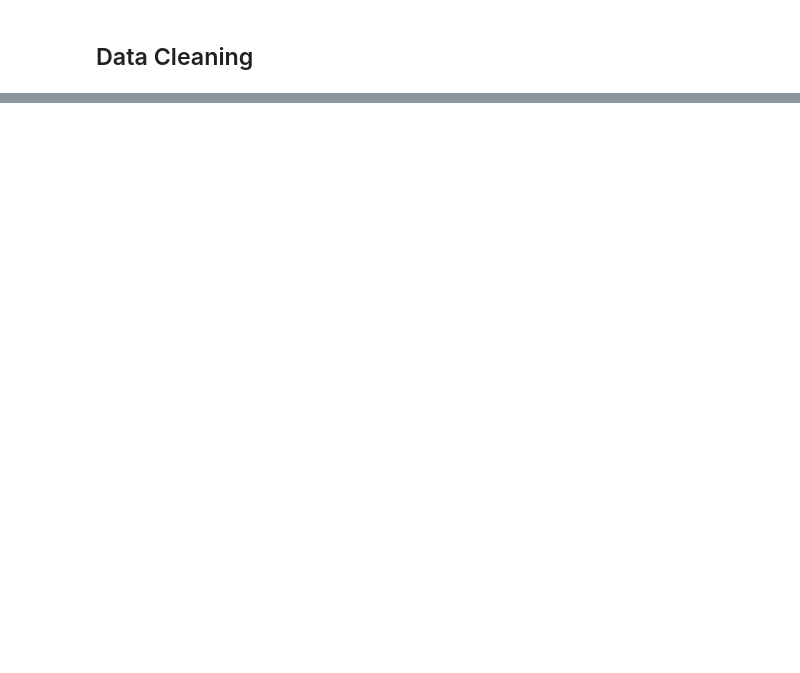
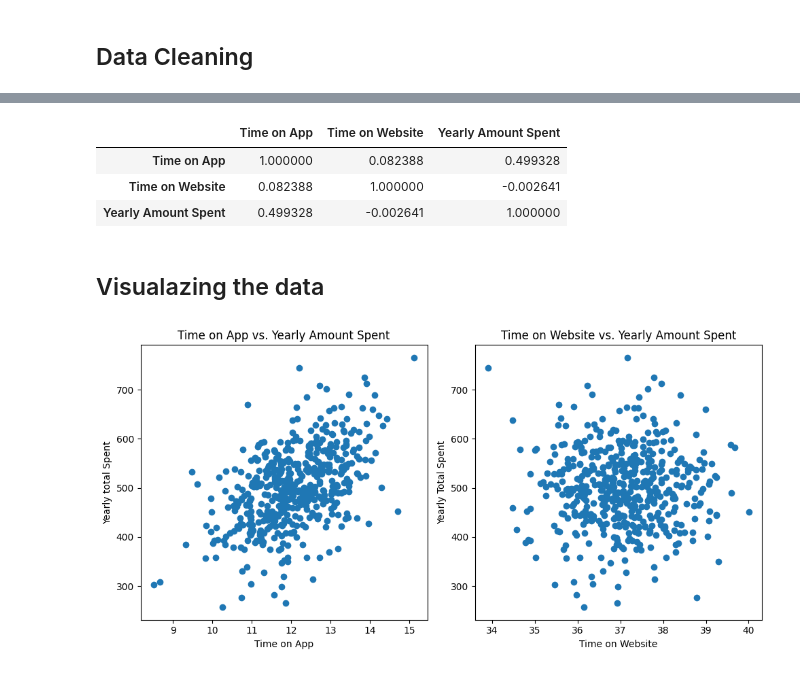
Before and after one commit to abrehamashebir/GO2COD_DS_01, a Jupyter notebook: notebook/ecomerce_eda.ipynb, the cells around one changed output, grey strips where cells are left out. Saved outputs shown, nothing was run; the diff lists cells and outputs as text; code cells hidden in the pictures; blank space fills up the shorter version.

Commit message:
Visualizing relationships

```diff
--- a/notebook/ecomerce_eda.ipynb
+++ b/notebook/ecomerce_eda.ipynb
@@ -83 +94,3 @@ df
 500 rows × 8 columns
+# %%
+df =df.drop(columns = ['Address','Avatar'], axis =1)
@@ -83,0 +113,31 @@ df
+# %%
+# Calculate correlation
+correlation = df[['Time on App', 'Time on Website','Yearly Amount Spent']].corr()
+correlation
+# %% [output]
+|  | Time on App | Time on Website | Yearly Amount Spent |
+| Time on App | 1.000000 | 0.082388 | 0.499328 |
+| Time on Website | 0.082388 | 1.000000 | -0.002641 |
+| Yearly Amount Spent | 0.499328 | -0.002641 | 1.000000 |
+# %% [markdown]
+## Visualazing the data
+# %%
+# Visualize with scatter plots
+
+plt.figure(figsize=(10,5))
+plt.subplot(1,2,1)
+plt.scatter(df['Time on App'], df['Yearly Amount Spent'])
+plt.title('Time on App vs. Yearly Amount Spent')
+plt.xlabel('Time on App')
+plt.ylabel('Yearly total Spent')
+
+plt.subplot(1,2,2)
+plt.scatter(df['Time on Website'],df['Yearly Amount Spent'])
+plt.title('Time on Website vs. Yearly Amount Spent')
+plt.xlabel('Time on Website')
+plt.ylabel('Yearly Total Spent')
+
+plt.tight_layout()
+plt.show()
+# %% [output]
+[figure, added]
```
Also changed, not shown: parts of 20 cells of this notebook.
